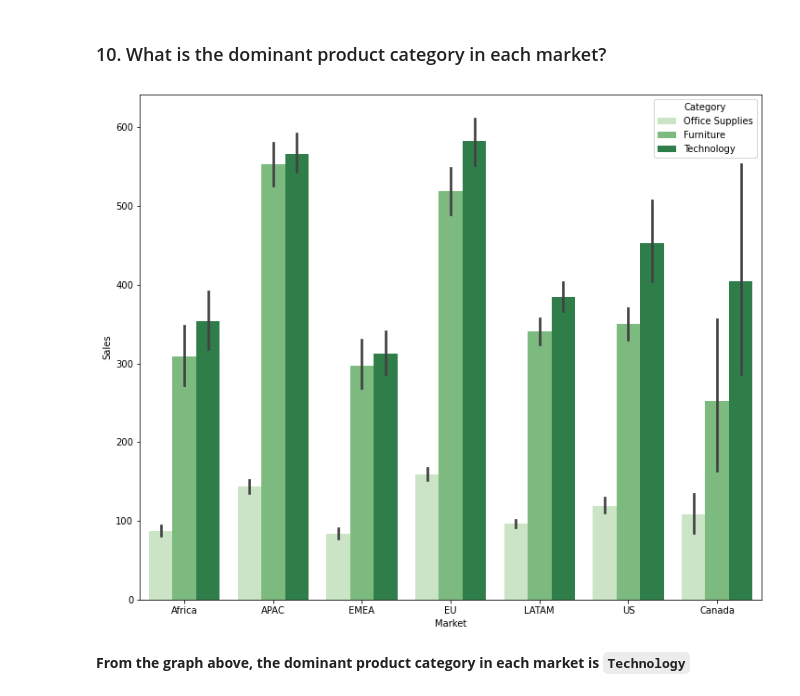
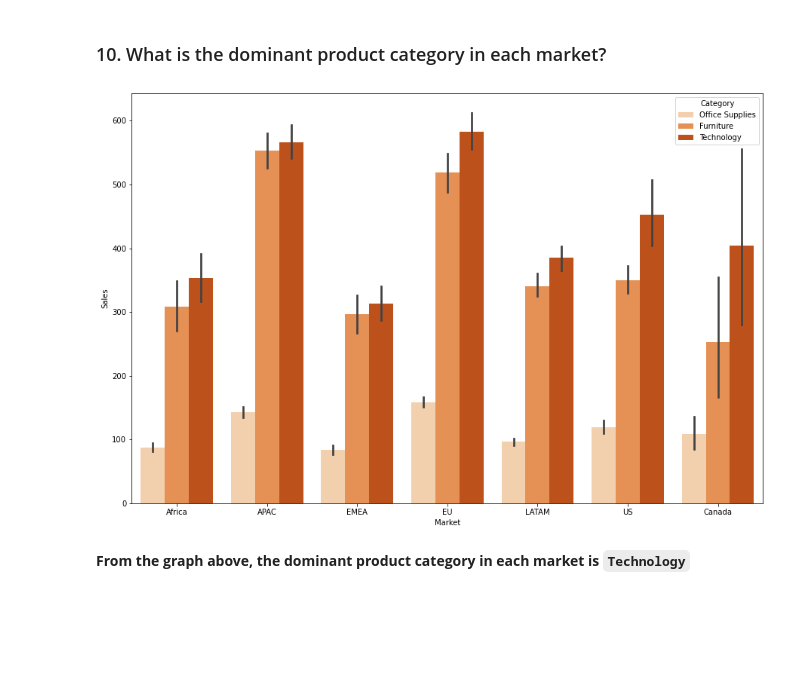
Before and after one commit to Jammal7/Introduction_to_Data_Science, a Jupyter notebook: Blossom Academy Fellowship/EDA/Mini Project/Mid-Course Project (Data Analysis Project).ipynb, the cells around one changed output. Cells and saved outputs as stored; diff of their text form; code cells hidden in the pictures; blank space fills up the shorter version.

```diff
--- a/Blossom Academy Fellowship/EDA/Mini Project/Mid-Course Project (Data Analysis Project).ipynb
+++ b/Blossom Academy Fellowship/EDA/Mini Project/Mid-Course Project (Data Analysis Project).ipynb
@@ -595,11 +675,11 @@ Correlation between Shipping Cost and sales is:  0.77
 # %% [markdown]
 ### 10. What is the dominant product category in each market?
 # %%
-plt.figure(figsize=[12,10])
-ax = sns.barplot(x="Market", y="Sales", hue="Category", data=data, palette="Greens")
+plt.figure(figsize=[15,10])
+ax = sns.barplot(x="Market", y="Sales", hue="Category", data=data, palette="Oranges")
 plt.show()
 # %% [output]
-[figure, old version]
+[figure, new version]
 # %% [markdown]
 **From the graph above, the dominant product category in each market is `Technology`**
 # %% [markdown]
```
Also changed, not shown: parts of 23 cells of this notebook.
